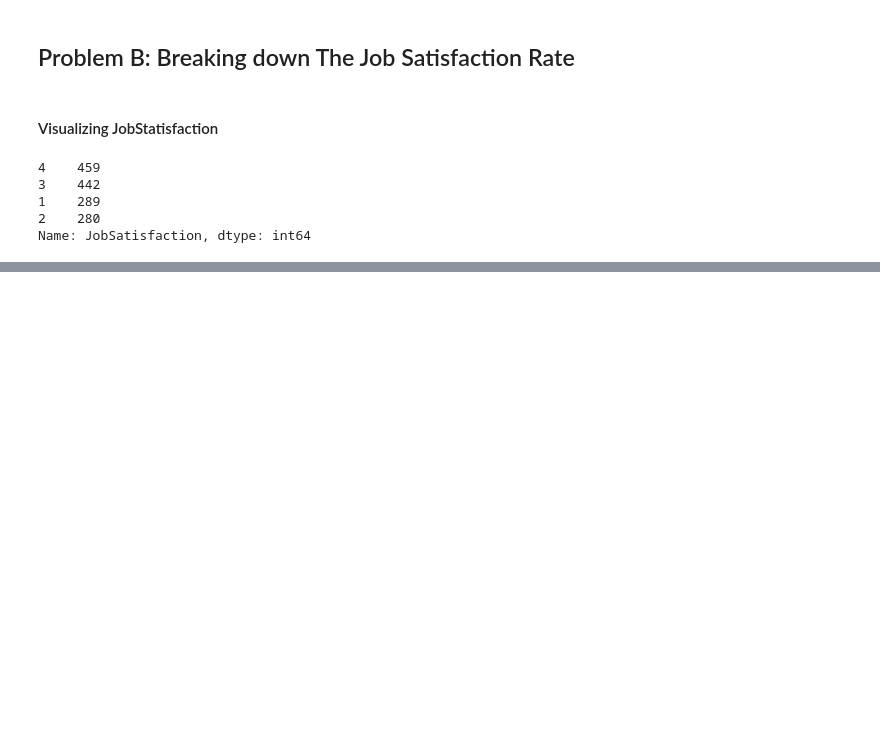
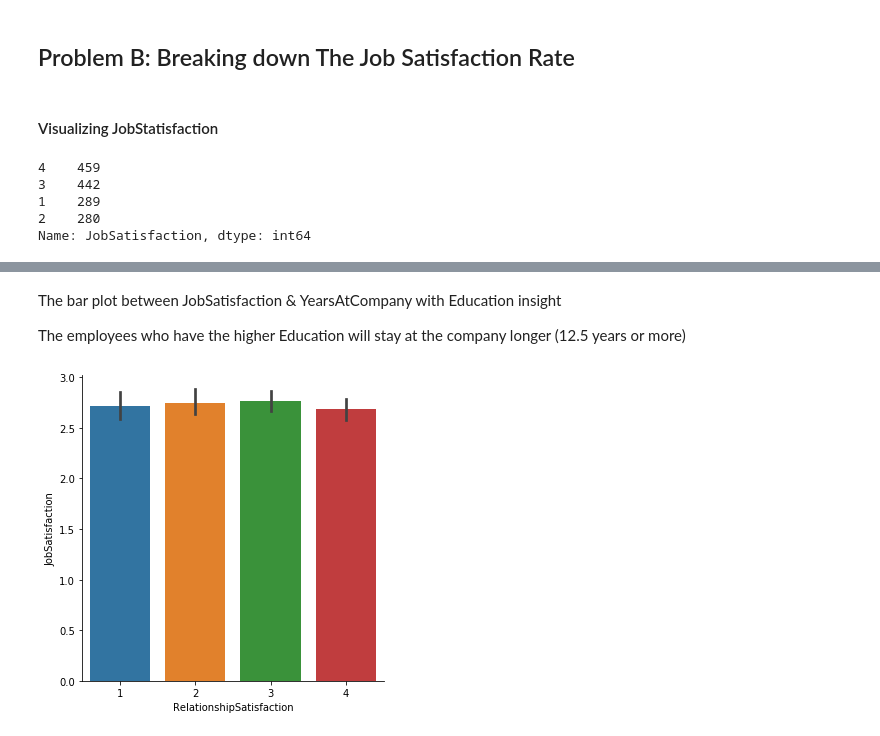
Before and after one commit to vantuan5644/MachineLearningCourse, a Jupyter notebook: Project2HumanResource_TranVanTuan.ipynb, the cells around one changed output, grey strips where cells are left out. Saved outputs shown, nothing was run; the diff lists cells and outputs as text; code cells hidden in the pictures; blank space fills up the shorter version.

```diff
--- a/Project2HumanResource_TranVanTuan.ipynb
+++ b/Project2HumanResource_TranVanTuan.ipynb
@@ -660,0 +481,8 @@ That means **the Attrition Rate is not affected by the PerformanceRating no matt
+# %% [markdown]
+The bar plot between JobSatisfaction & YearsAtCompany with Education insight
+
+The employees who have the higher Education will stay at the company longer (12.5 years or more)
+# %%
+sns.catplot(x="RelationshipSatisfaction", y="JobSatisfaction", kind='bar', data=data);
+# %% [output]
+[figure, added]
```
Also changed, not shown: parts of 73 cells of this notebook.
